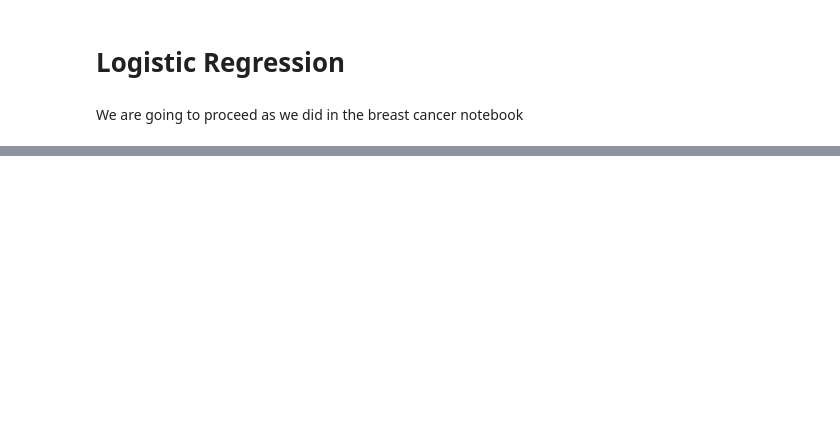
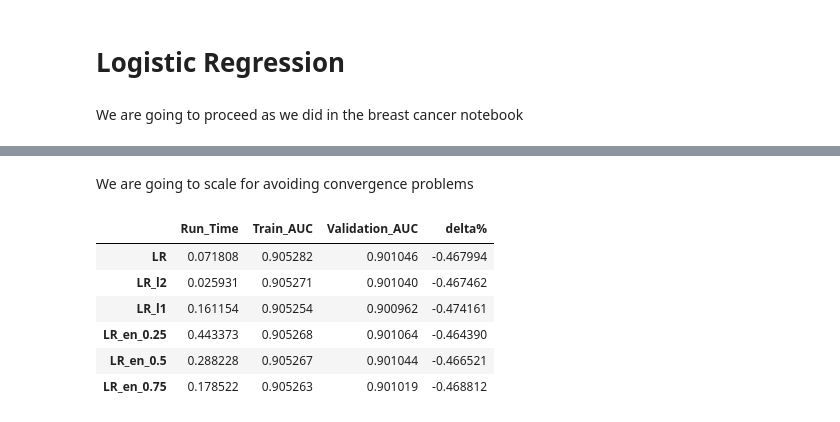
Before and after one commit to mgp165/TFG, a Jupyter notebook: notebooks/models/car_insurances/logistic_regression.ipynb, the cells around one changed output, grey strips where cells are left out. Cells and saved outputs as stored; diff of their text form; code cells hidden in the pictures; blank space fills up the shorter version.

```diff
--- a/notebooks/models/car_insurances/logistic_regression.ipynb
+++ b/notebooks/models/car_insurances/logistic_regression.ipynb
@@ -18,5 +24,5 @@ test =  pd.read_parquet('../../../data/model_input/validation_sets/car_insurance
 y_train = train.OUTCOME
 X_train = train.drop(columns=['OUTCOME'])
 # %%
-y_test = test.OUTCOME
-X_test = test.drop(columns=['OUTCOME'])
+y_validation = validation.OUTCOME
+X_validation = validation.drop(columns=['OUTCOME'])
@@ -49,0 +29,7 @@ dump(lr, 'logistic_regression_best.joblib')
+# %% [markdown]
+We are going to scale for avoiding convergence problems
+# %%
+scaler = StandardScaler().fit(X_train, y_train)
+# %%
+X_train_scaled = scaler.transform(X_train)
+X_validation_scaled = scaler.transform(X_validation)
@@ -49,0 +46,11 @@ dump(lr, 'logistic_regression_best.joblib')
+# %%
+metrics = classification(models_list, names_list, '../../../data/metrics/car_insurance/logistic_regression.csv', X_train_scaled, y_train, X_validation_scaled, y_validation)
+metrics
+# %% [output]
+|  | Run_Time | Train_AUC | Validation_AUC | delta% |
+| LR | 0.071808 | 0.905282 | 0.901046 | -0.467994 |
+| LR_l2 | 0.025931 | 0.905271 | 0.901040 | -0.467462 |
+| LR_l1 | 0.161154 | 0.905254 | 0.900962 | -0.474161 |
+| LR_en_0.25 | 0.443373 | 0.905268 | 0.901064 | -0.464390 |
+| LR_en_0.5 | 0.288228 | 0.905267 | 0.901044 | -0.466521 |
+| LR_en_0.75 | 0.178522 | 0.905263 | 0.901019 | -0.468812 |
```
Also changed, not shown: parts of 24 cells of this notebook, 1 other file.
